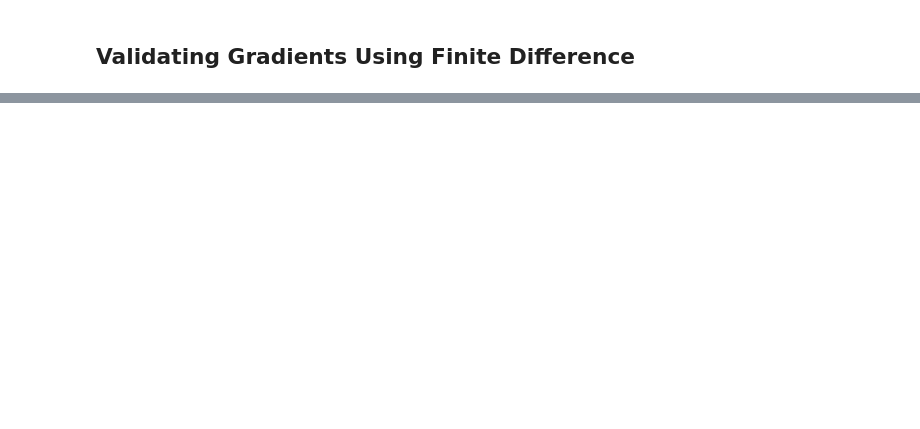
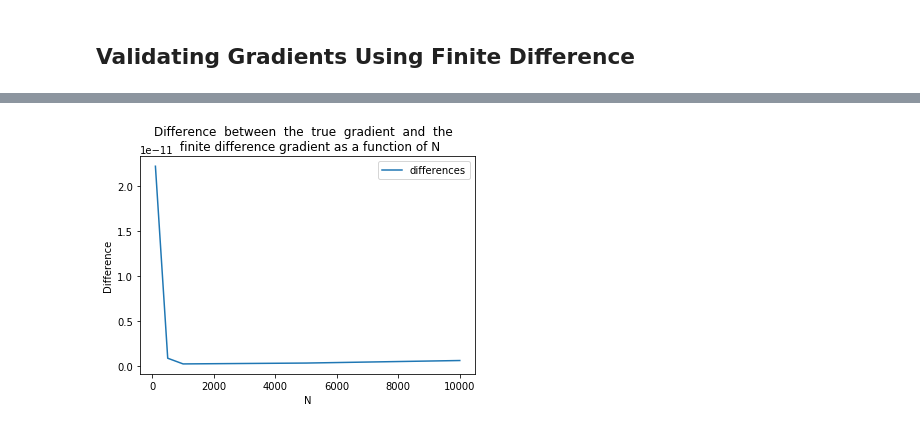
Before and after one commit to LaurenceDupont/ift6135-assignments, a Jupyter notebook: assignment1/problem1.ipynb, the cells around one changed output, grey strips where cells are left out. Cells and saved outputs as stored; diff of their text form; code cells hidden in the pictures; blank space fills up the shorter version.

Commit message:
Problem 1 - fix and complete finite difference, other minor clean up

```diff
--- a/assignment1/problem1.ipynb
+++ b/assignment1/problem1.ipynb
@@ -513,0 +397,53 @@ return check
+# %%
+def finite_diff_gradient_check(model, sample_X, sample_Y, weights_idx = 10, n_values = None):
+    """
+    -----
+    Parameters:
+        model: neural net with initialized weights
+        sample_X : data point
+        sample_Y : data point label
+        weights_idx: first weights to evaluate theta = 1:weights_idx
+        n_values: N values to try for finite difference, with epsilon = 1 / N
+    """
+
+    max_differences = []
+
+    for n in n_values:
+        max_difference = 0
+        for i in range(weights_idx):
+            eps = 1.0 / n
+
+            cache = model_finite_diff.forward(sample_X)
+            grads = model_finite_diff.backward(cache, sample_Y)
+            grad = grads["W2"][0,i]
+
+            model_finite_diff.W2[0,i] += eps
+            loss_eps_plus = model_finite_diff.loss(sample_X, sample_Y)
+            model_finite_diff.W2[0,i] -= 2*eps
+            loss_eps_minus = model_finite_diff.loss(sample_X, sample_Y)
+            model_finite_diff.W2[0,i] += eps
+            finite_diff = (loss_eps_plus - loss_eps_minus)/(2*eps)
+
+            difference = np.abs(grad - finite_diff)
+            if difference > max_difference:
+                max_difference = difference
+
+        max_differences.append(difference)
+
+
+    plt.plot(n_values, max_differences, label="differences")
+
+    plt.title("Difference  between  the  true  gradient  and  the  \n finite difference gradient as a function of N")
+    plt.xlabel("N")
+    plt.ylabel("Difference")
+    plt.legend()
+    plt.show()
+
+finite_diff_gradient_check(
+    model_finite_diff,
+    (X_train[0, np.newaxis]),
+    y_train[0],
+    n_values=[100, 500, 1000, 5000, 10000]
+)
+# %% [output]
+[figure, added]
```
Also changed, not shown: parts of 9 cells of this notebook.
